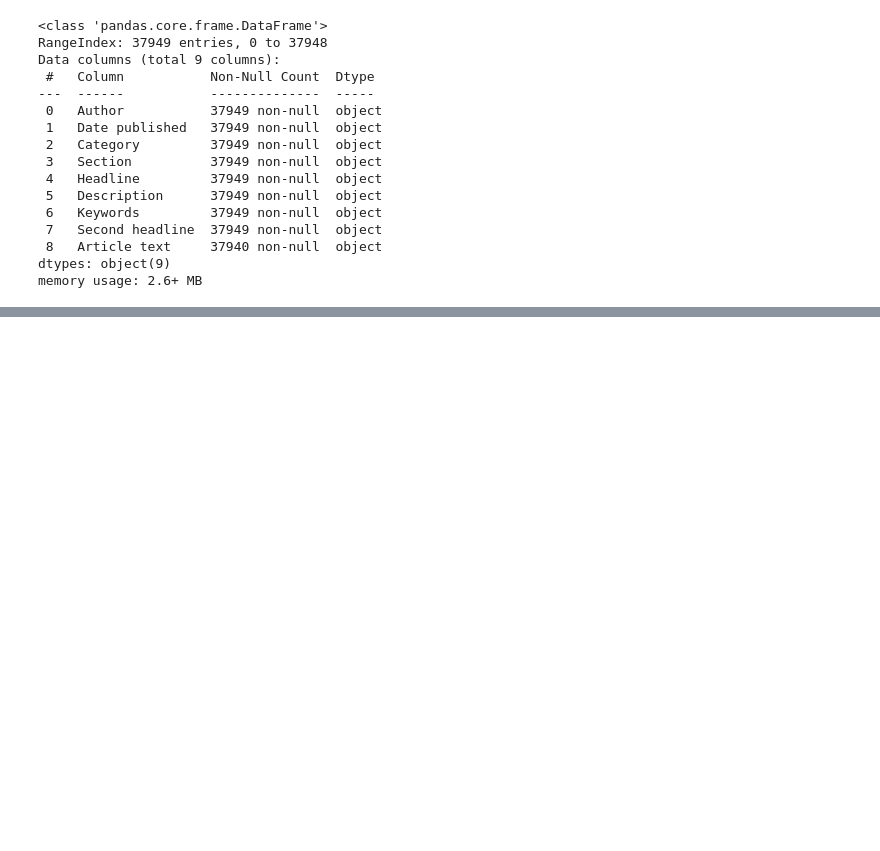
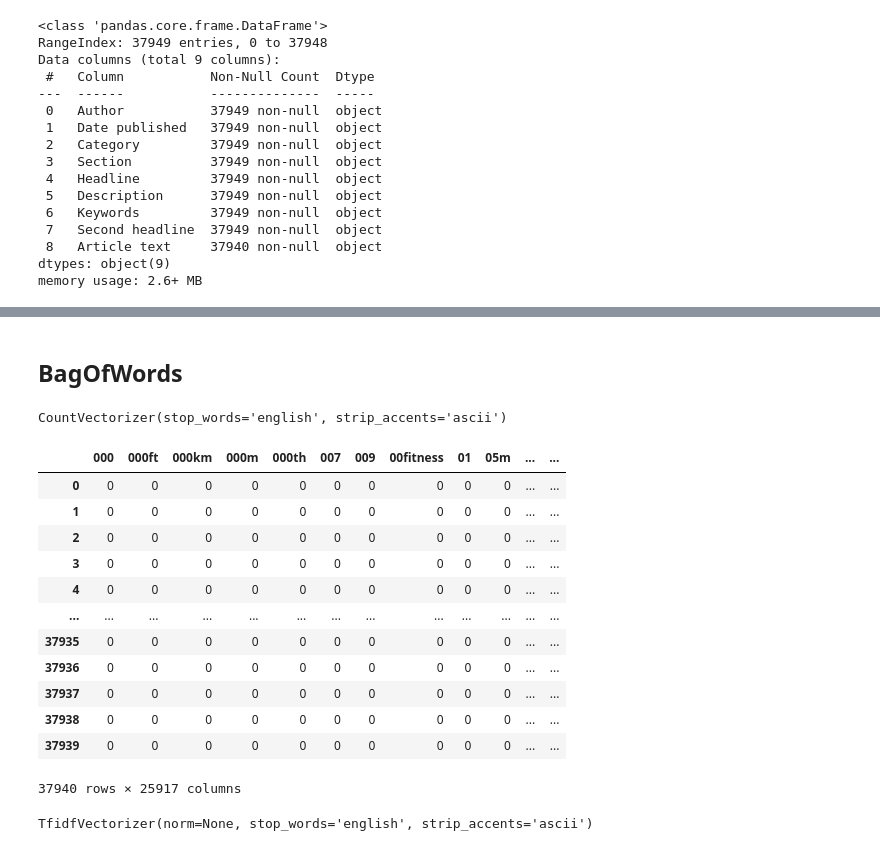
Before and after one commit to mwangcy/BA775, a Jupyter notebook: Project BA820/Project_BA820.ipynb, the cells around one changed output, grey strips where cells are left out. Cells and saved outputs as stored; diff of their text form; code cells hidden in the pictures; blank space fills up the shorter version.

```diff
--- a/Project BA820/Project_BA820.ipynb
+++ b/Project BA820/Project_BA820.ipynb
@@ -86,0 +178,2 @@ df.describe()
+# %%
+df.dropna(inplace = True)
@@ -86,0 +220,10 @@ df.describe()
+# %%
+columns = list(df.columns)
+columns = [column for column in columns if column not in ["Date published"]]
+columns
+
+for column in columns:
+  df[column] = df[column].str.lower()
+  df[column] = df[column].str.strip()
+
+df
@@ -86,0 +244,3 @@ df.describe()
+# %%
+df["Date published"] = pd.to_datetime(df["Date published"]).dt.strftime('%Y/%m/%d')
+df
@@ -86,0 +261,36 @@ df.describe()
+# %% [markdown]
+## BagOfWords
+# %%
+from sklearn.feature_extraction.text import CountVectorizer, TfidfVectorizer
+
+cv_headline = CountVectorizer(stop_words = "english", strip_accents = "ascii")
+
+cv_headline.fit(df["Headline"])
+
+#print('number of `tokens`', len(cv_headline.vocabulary_))
+#cv_headline.vocabulary_
+# %% [output]
+CountVectorizer(stop_words='english', strip_accents='ascii')
+# %%
+dtm = cv_headline.transform(df["Headline"])
+bow_headline = pd.DataFrame(dtm.toarray(), columns=cv_headline.get_feature_names_out())
+bow_headline
+# %% [output]
+|  | 000 | 000ft | 000km | 000m | 000th | 007 | 009 | 00fitness | 01 | 05m | ... | ... |
+| 0 | 0 | 0 | 0 | 0 | 0 | 0 | 0 | 0 | 0 | 0 | ... | ... |
+| 1 | 0 | 0 | 0 | 0 | 0 | 0 | 0 | 0 | 0 | 0 | ... | ... |
+| 2 | 0 | 0 | 0 | 0 | 0 | 0 | 0 | 0 | 0 | 0 | ... | ... |
+| 3 | 0 | 0 | 0 | 0 | 0 | 0 | 0 | 0 | 0 | 0 | ... | ... |
+| 4 | 0 | 0 | 0 | 0 | 0 | 0 | 0 | 0 | 0 | 0 | ... | ... |
+| ... | ... | ... | ... | ... | ... | ... | ... | ... | ... | ... | ... | ... |
+| 37935 | 0 | 0 | 0 | 0 | 0 | 0 | 0 | 0 | 0 | 0 | ... | ... |
+| 37936 | 0 | 0 | 0 | 0 | 0 | 0 | 0 | 0 | 0 | 0 | ... | ... |
+| 37937 | 0 | 0 | 0 | 0 | 0 | 0 | 0 | 0 | 0 | 0 | ... | ... |
+| 37938 | 0 | 0 | 0 | 0 | 0 | 0 | 0 | 0 | 0 | 0 | ... | ... |
+| 37939 | 0 | 0 | 0 | 0 | 0 | 0 | 0 | 0 | 0 | 0 | ... | ... |
+37940 rows × 25917 columns
+# %%
+tfidf_model = TfidfVectorizer(stop_words = "english", norm = None, strip_accents = "ascii")
+tfidf_model.fit(df["Headline"])
+# %% [output]
+TfidfVectorizer(norm=None, stop_words='english', strip_accents='ascii')
```
Also changed, not shown: parts of 15 cells of this notebook.
